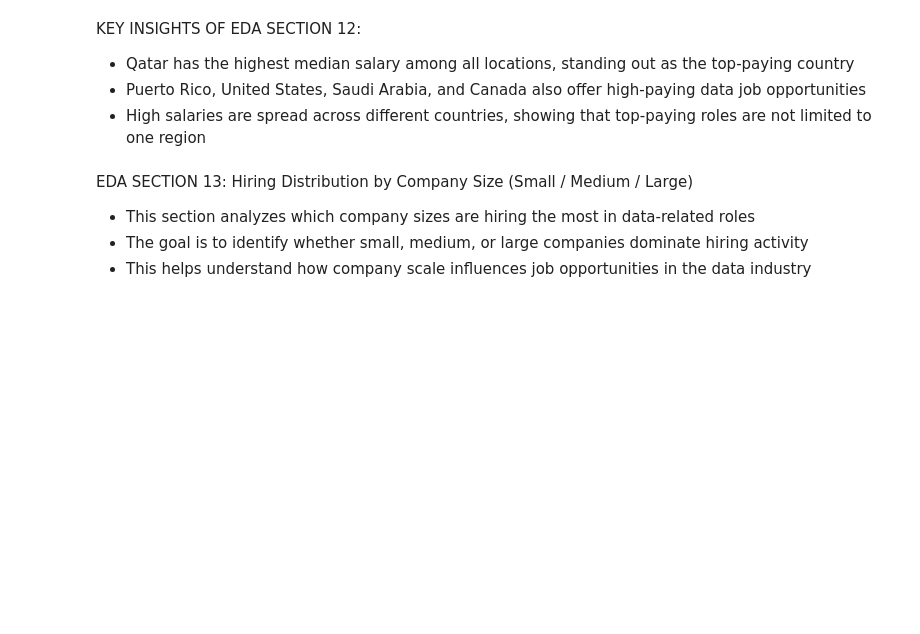
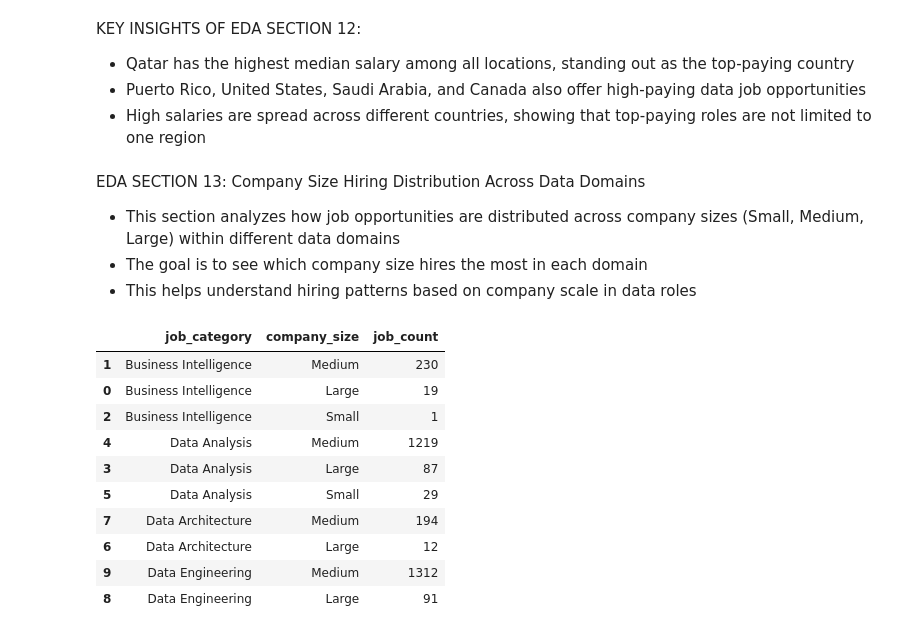
Before and after one commit to Chauhanekta21/Data_Job_Market_Analysis, a Jupyter notebook: main_file.ipynb, the cells around one changed output. Cells and saved outputs as stored; diff of their text form; code cells hidden in the pictures; blank space fills up the shorter version.

Commit message:
Calculated job count by company size across different data domains for EDA Section 13

```diff
--- a/main_file.ipynb
+++ b/main_file.ipynb
@@ -1582,8 +1583,30 @@ KEY INSIGHTS OF EDA SECTION 12:
 - Puerto Rico, United States, Saudi Arabia, and Canada also offer high-paying data job opportunities
 - High salaries are spread across different countries, showing that top-paying roles are not limited to one region
 # %% [markdown]
-EDA SECTION 13: Hiring Distribution by Company Size (Small / Medium / Large)
+EDA SECTION 13: Company Size Hiring Distribution Across Data Domains
 
-- This section analyzes which company sizes are hiring the most in data-related roles
-- The goal is to identify whether small, medium, or large companies dominate hiring activity
-- This helps understand how company scale influences job opportunities in the data industry
+- This section analyzes how job opportunities are distributed across company sizes (Small, Medium, Large) within different data domains
+- The goal is to see which company size hires the most in each domain
+- This helps understand hiring patterns based on company scale in data roles
+# %%
+#step01: Calculate job count by company size across each job category
+
+company_size_hiring_count = (clean_dataset
+                            .groupby(["job_category", "company_size"])
+                            .size()
+                            .reset_index(name="job_count")
+                            .sort_values(["job_category", "job_count"], ascending=[True, False]))
+
+company_size_hiring_count.head(10)
+# %% [output]
+|  | job_category | company_size | job_count |
+| 1 | Business Intelligence | Medium | 230 |
+| 0 | Business Intelligence | Large | 19 |
+| 2 | Business Intelligence | Small | 1 |
+| 4 | Data Analysis | Medium | 1219 |
+| 3 | Data Analysis | Large | 87 |
+| 5 | Data Analysis | Small | 29 |
+| 7 | Data Architecture | Medium | 194 |
+| 6 | Data Architecture | Large | 12 |
+| 9 | Data Engineering | Medium | 1312 |
+| 8 | Data Engineering | Large | 91 |
```
Also changed, not shown: parts of 1 cell of this notebook.
